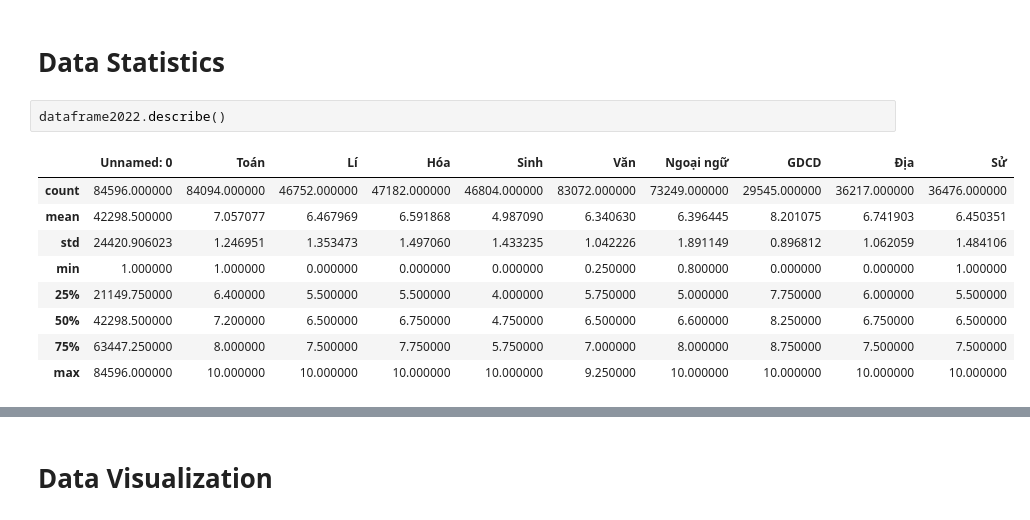
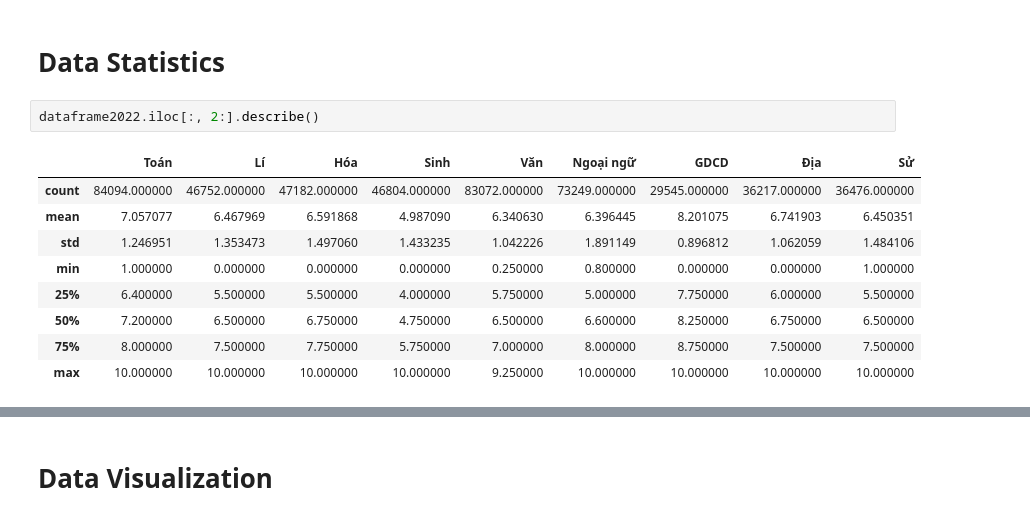
Before and after one commit to QuocBao02/Python-for-Data-Science---Final-Project, a Jupyter notebook: Report.ipynb, the cells around one changed output, grey strips where cells are left out. Drawn from its saved outputs; the diff is of its cells as text.

```diff
--- a/Report.ipynb
+++ b/Report.ipynb
@@ -171,15 +171,15 @@ print(dataframe2022)
 # %% [markdown]
 # Data Statistics
 # %%
-dataframe2022.describe()
+dataframe2022.iloc[:, 2:].describe()
 # %% [output]
-|  | Unnamed: 0 | Toán | Lí | Hóa | Sinh | Văn | Ngoại ngữ | GDCD | Địa | Sử |
-| count | 84596.000000 | 84094.000000 | 46752.000000 | 47182.000000 | 46804.000000 | 83072.000000 | 73249.000000 | 29545.000000 | 36217.000000 | 36476.000000 |
-| mean | 42298.500000 | 7.057077 | 6.467969 | 6.591868 | 4.987090 | 6.340630 | 6.396445 | 8.201075 | 6.741903 | 6.450351 |
-| std | 24420.906023 | 1.246951 | 1.353473 | 1.497060 | 1.433235 | 1.042226 | 1.891149 | 0.896812 | 1.062059 | 1.484106 |
-| min | 1.000000 | 1.000000 | 0.000000 | 0.000000 | 0.000000 | 0.250000 | 0.800000 | 0.000000 | 0.000000 | 1.000000 |
-| 25% | 21149.750000 | 6.400000 | 5.500000 | 5.500000 | 4.000000 | 5.750000 | 5.000000 | 7.750000 | 6.000000 | 5.500000 |
-| 50% | 42298.500000 | 7.200000 | 6.500000 | 6.750000 | 4.750000 | 6.500000 | 6.600000 | 8.250000 | 6.750000 | 6.500000 |
-| 75% | 63447.250000 | 8.000000 | 7.500000 | 7.750000 | 5.750000 | 7.000000 | 8.000000 | 8.750000 | 7.500000 | 7.500000 |
-| max | 84596.000000 | 10.000000 | 10.000000 | 10.000000 | 10.000000 | 9.250000 | 10.000000 | 10.000000 | 10.000000 | 10.000000 |
+|  | Toán | Lí | Hóa | Sinh | Văn | Ngoại ngữ | GDCD | Địa | Sử |
+| count | 84094.000000 | 46752.000000 | 47182.000000 | 46804.000000 | 83072.000000 | 73249.000000 | 29545.000000 | 36217.000000 | 36476.000000 |
+| mean | 7.057077 | 6.467969 | 6.591868 | 4.987090 | 6.340630 | 6.396445 | 8.201075 | 6.741903 | 6.450351 |
+| std | 1.246951 | 1.353473 | 1.497060 | 1.433235 | 1.042226 | 1.891149 | 0.896812 | 1.062059 | 1.484106 |
+| min | 1.000000 | 0.000000 | 0.000000 | 0.000000 | 0.250000 | 0.800000 | 0.000000 | 0.000000 | 1.000000 |
+| 25% | 6.400000 | 5.500000 | 5.500000 | 4.000000 | 5.750000 | 5.000000 | 7.750000 | 6.000000 | 5.500000 |
+| 50% | 7.200000 | 6.500000 | 6.750000 | 4.750000 | 6.500000 | 6.600000 | 8.250000 | 6.750000 | 6.500000 |
+| 75% | 8.000000 | 7.500000 | 7.750000 | 5.750000 | 7.000000 | 8.000000 | 8.750000 | 7.500000 | 7.500000 |
+| max | 10.000000 | 10.000000 | 10.000000 | 10.000000 | 9.250000 | 10.000000 | 10.000000 | 10.000000 | 10.000000 |
 # %%
```
Also changed, not shown: parts of 9 cells of this notebook.
